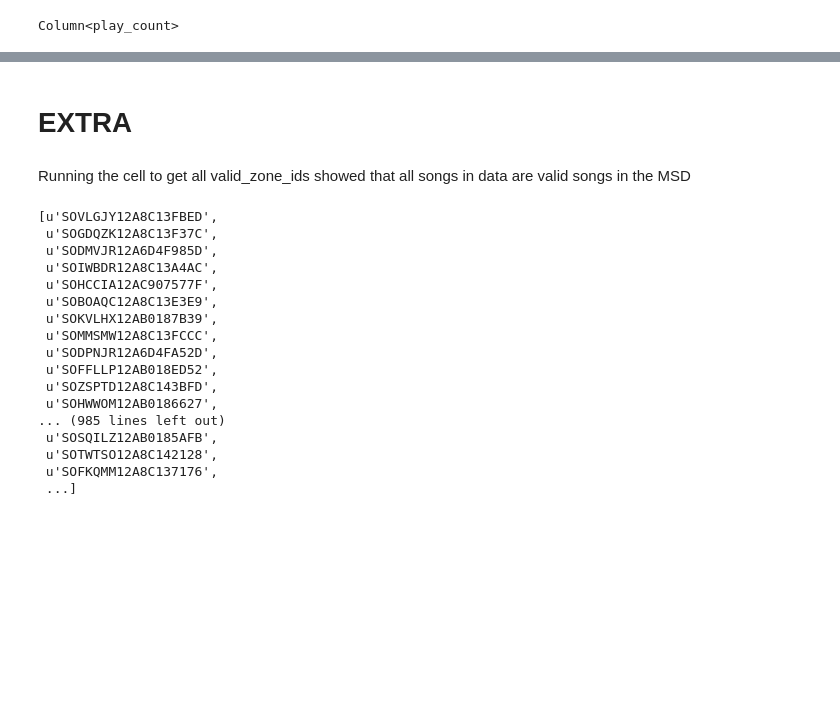
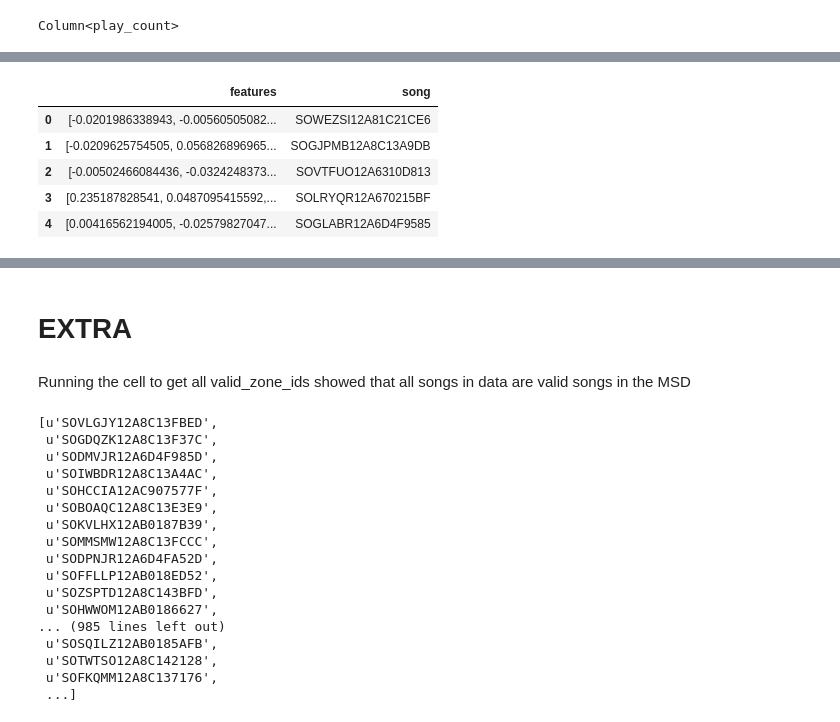
Before and after one commit to daniellengyel/music-cs182, a Jupyter notebook: CollaborativeFiltering.ipynb, the cells around one changed output, grey strips where cells are left out. Saved outputs shown, nothing was run; the diff lists cells and outputs as text; code cells hidden in the pictures; blank space fills up the shorter version.

```diff
--- a/CollaborativeFiltering.ipynb
+++ b/CollaborativeFiltering.ipynb
@@ -282,0 +274,2 @@ only showing top 20 rows
+# %%
+song_factors = model.itemFactors.toPandas()
@@ -282,0 +287,17 @@ only showing top 20 rows
+# %%
+song_mapping_inverted = dict(map(reversed, song_mapping.items()))
+# %%
+user_factors["user"] = user_factors["id"].map(lambda x: user_mapping_inverted[x])
+song_factors["song"] = song_factors["id"].map(lambda x: song_mapping_inverted[x])
+# %%
+final_user_factors = user_factors.drop(columns=["id"])
+final_song_factors = song_factors.drop(columns=["id"])
+# %%
+final_song_factors.head()
+# %% [output]
+|  | features | song |
+| 0 | [-0.0201986338943, -0.00560505082... | SOWEZSI12A81C21CE6 |
+| 1 | [-0.0209625754505, 0.056826896965... | SOGJPMB12A8C13A9DB |
+| 2 | [-0.00502466084436, -0.0324248373... | SOVTFUO12A6310D813 |
+| 3 | [0.235187828541, 0.0487095415592,... | SOLRYQR12A670215BF |
+| 4 | [0.00416562194005, -0.02579827047... | SOGLABR12A6D4F9585 |
```
Also changed, not shown: parts of 44 cells of this notebook, 7 other files.
